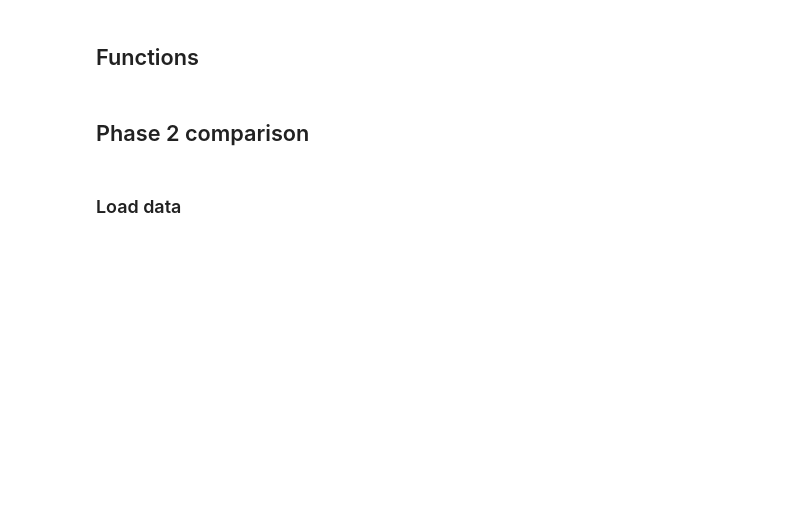
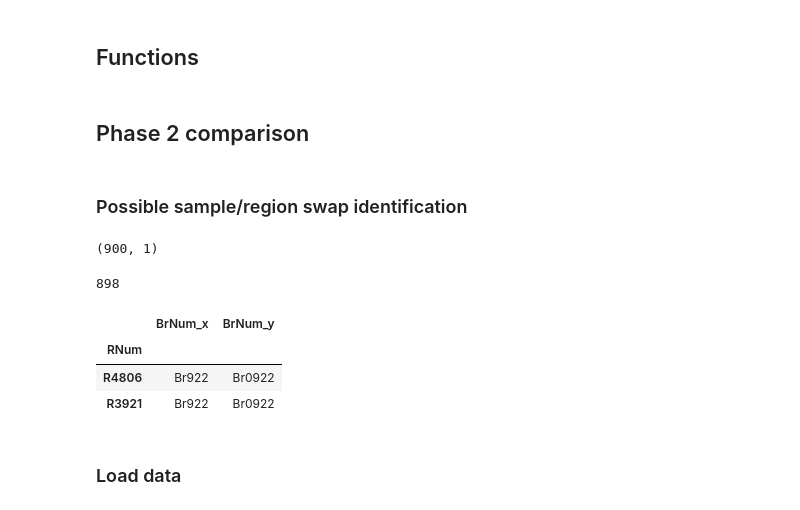
Before and after one commit to LieberInstitute/BrainSeqPhase3Caudate, a Jupyter notebook: quality_control/cluster_expression/_h/main.ipynb, the cells around one changed output. Saved outputs shown, nothing was run; the diff lists cells and outputs as text; code cells hidden in the pictures; blank space fills up the shorter version.

```diff
--- a/quality_control/cluster_expression/_h/main.ipynb
+++ b/quality_control/cluster_expression/_h/main.ipynb
@@ -35,6 +41,25 @@ def save_plots(p, fn, w, h):
         p.save(filename=fn+ext, width=w, height=h)
 # %% [markdown]
 ## Phase 2 comparison
+# %% [markdown]
+### Possible sample/region swap identification
+# %%
+## Load BrainSeq Phase 2 information
+BSP2 = pd.read_csv("../_h/bsp2_info.csv.gz", index_col=0).loc[:, ["BrNum"]]
+print(BSP2.shape)
+## Merge with current phase 2 data
+dfx = get_pheno().loc[:, ["BrNum"]].merge(BSP2, left_index=True, right_index=True)
+np.sum(dfx.BrNum_x == dfx.BrNum_y)
+# %% [output]
+(900, 1)
+898
+# %%
+dfx[(dfx.BrNum_x != dfx.BrNum_y)] ## This is fixed already
+# %% [output]
+|  | BrNum_x | BrNum_y |
+| RNum |  |  |
+| R4806 | Br922 | Br0922 |
+| R3921 | Br922 | Br0922 |
 # %% [markdown]
 ### Load data
 # %%
```
Also changed, not shown: parts of 22 cells of this notebook, 1 other file.
